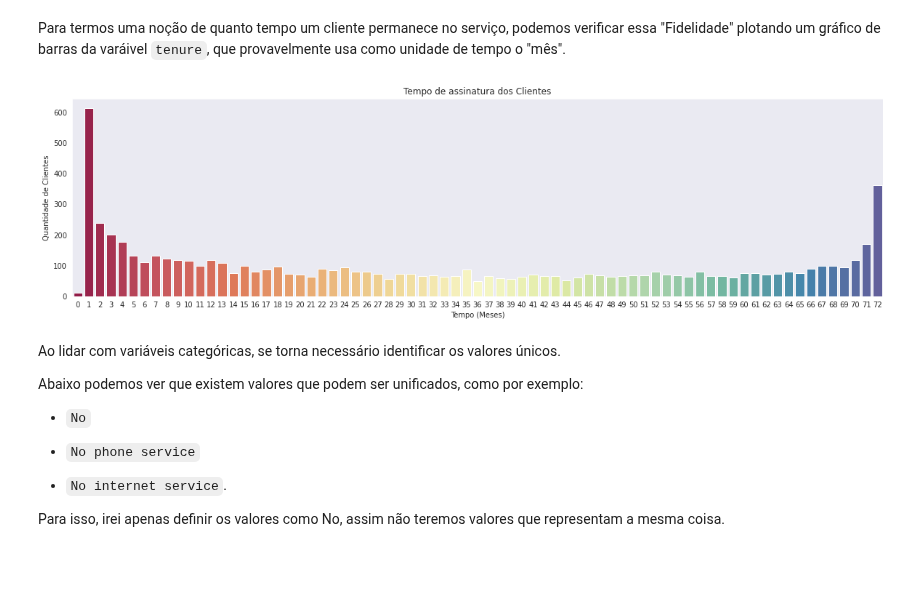
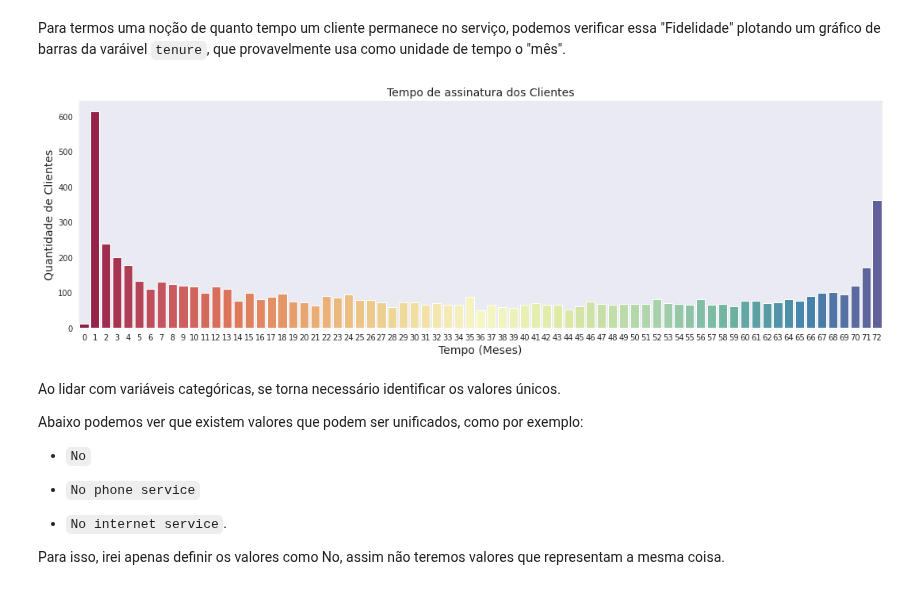
Before and after one commit to JoaoGustavo29/Portfolio_DataScience, a Jupyter notebook: Churn_Prediction_para_uma_empresa_de_Telecomunicações.ipynb, the cells around one changed output. Drawn from its saved outputs; the diff is of its cells as text; code cells hidden in the pictures; blank space fills up the shorter version.

```diff
--- a/Churn_Prediction_para_uma_empresa_de_Telecomunicações.ipynb
+++ b/Churn_Prediction_para_uma_empresa_de_Telecomunicações.ipynb
@@ -300,17 +303,20 @@ plt.tight_layout();
 Para termos uma noção de quanto tempo um cliente permanece no serviço, podemos verificar essa "Fidelidade" plotando um gráfico de barras da varáivel `tenure`, que provavelmente usa como unidade de tempo o "mês".
 # %%
 # Plotar o gráfico
-fig, ax = plt.subplots(figsize=(20, 5))
+fig, ax = plt.subplots(figsize=(15, 5))
 sns.countplot(df_clean['tenure'], data=df_clean, palette='Spectral', ax=ax)
 
 # Definir legendas para o gráfico
-ax.set_title('Tempo de assinatura dos Clientes')
-ax.set_ylabel('Quantidade de Clientes')
-ax.set_xlabel('Tempo (Meses)')
+ax.set_title('Tempo de assinatura dos Clientes', fontsize=14
+)
+ax.set_ylabel('Quantidade de Clientes', fontsize=14)
+ax.set_xlabel('Tempo (Meses)', fontsize=14)
 
-plt.show();
+plt.tight_layout()
+
+plt.savefig('Tempo_meses_churn.jpeg', dpi=300)
 # %% [output]
-[figure, old version]
+[figure, new version]
 # %% [markdown]
 Ao lidar com variáveis categóricas, se torna necessário identificar os valores únicos.
 
```
Also changed, not shown: parts of 3 cells of this notebook.
